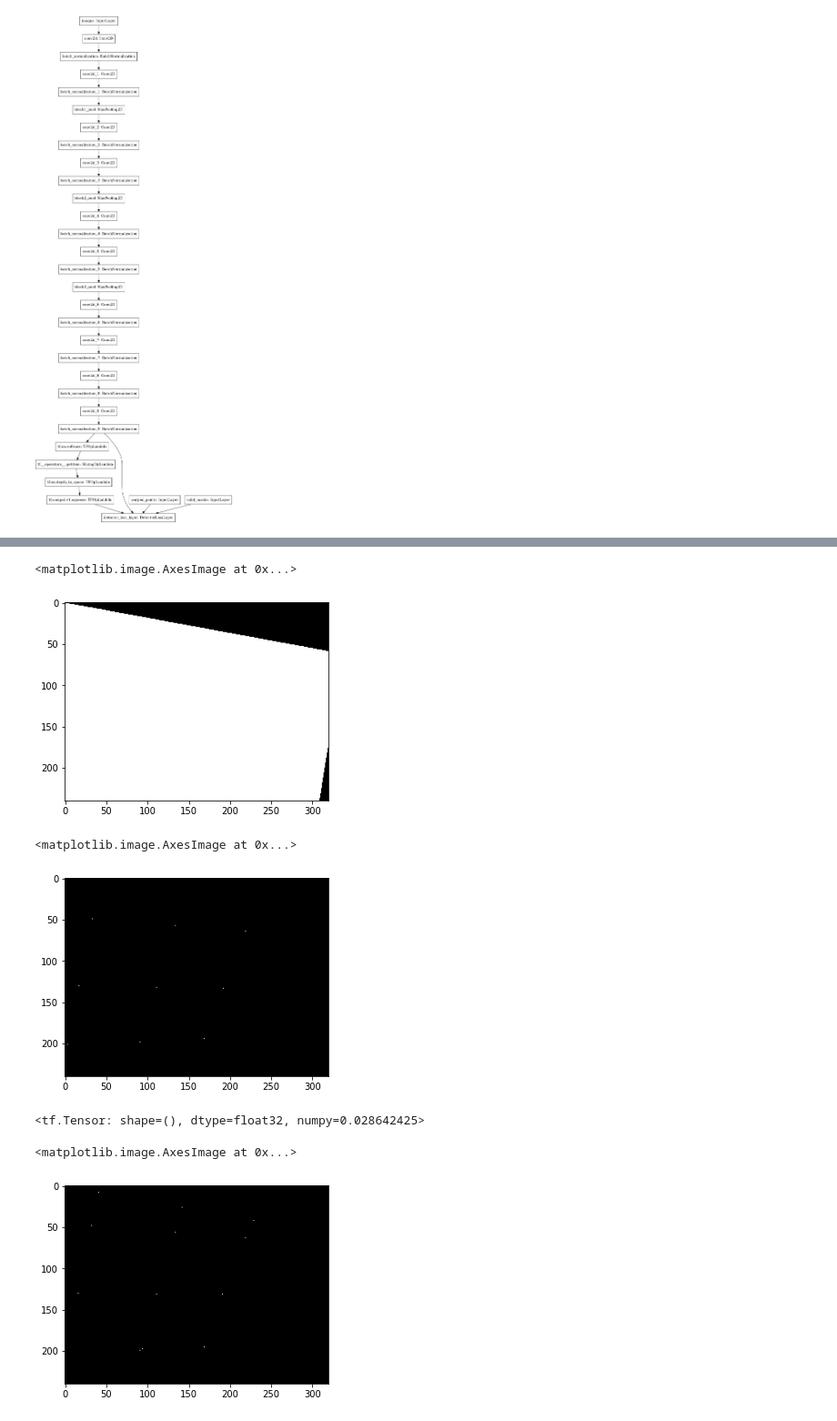
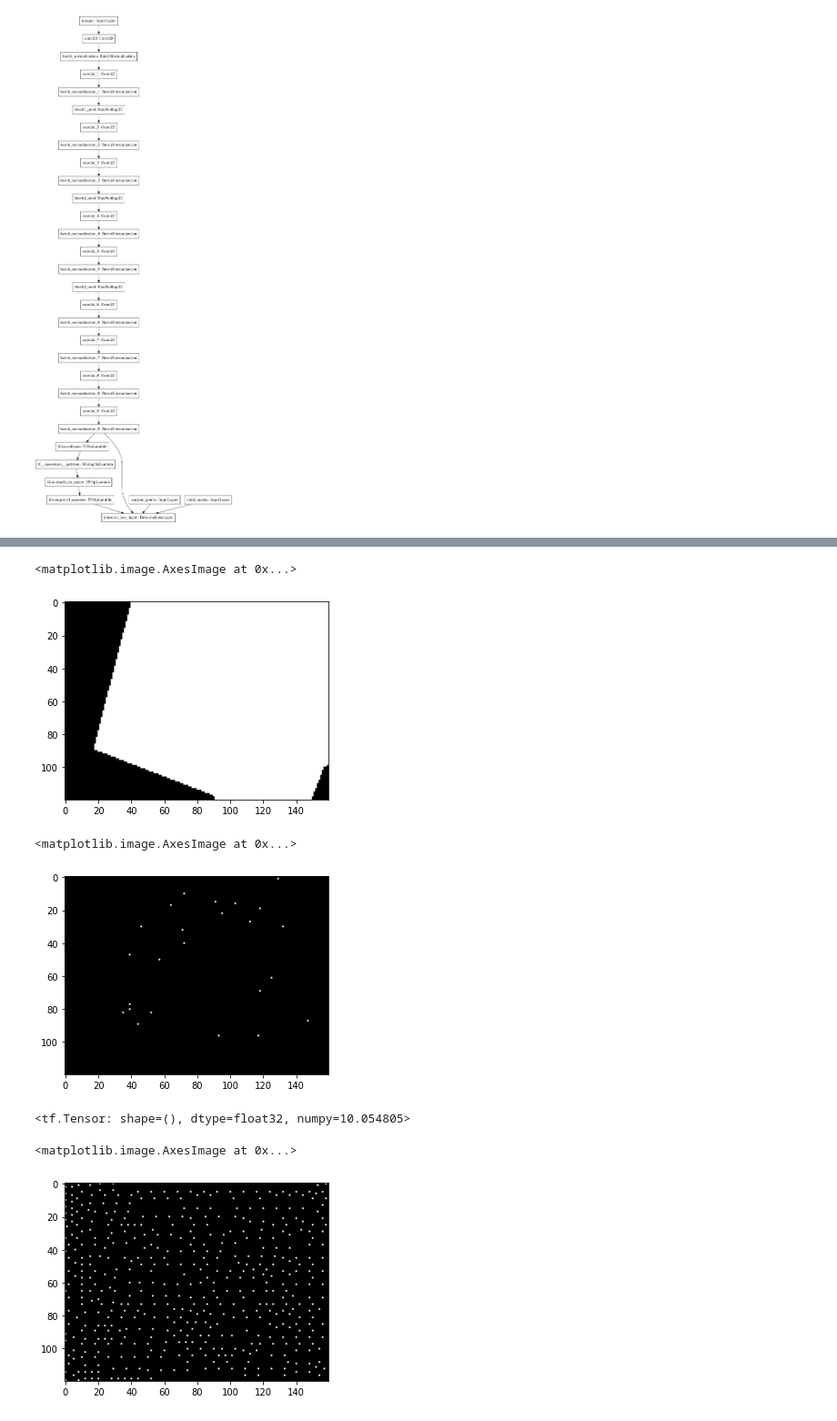
Before and after one commit to amit205/multi-task-learning, a Jupyter notebook: magicpoint.ipynb, the cells around one changed output, grey strips where cells are left out. Shown at 91% size. Cells and saved outputs as stored; diff of their text form; code cells hidden in the pictures.

```diff
--- a/magicpoint.ipynb
+++ b/magicpoint.ipynb
@@ -56,10 +56,10 @@ config = {
                 },
             },
             'preprocessing': {
-                'resize': [240, 320],
-                'blur_size': 11,
-                #'resize': [120, 160]
-                #'blur_size': 21,
+#                 'resize': [240, 320],
+#                 'blur_size': 11,
+                'resize': [120, 160],
+                'blur_size': 21,
             },
             'augmentation': {
                 'photometric': {
@@ -163,11 +167,11 @@ splits = {s: {'images': [], 'points': []}
 # %%
 for primitive in primitives:
     # Untar locally
-#     tar_path = Path(basepath, '{}.tar.gz'.format(primitive))
-#     tar = tarfile.open(tar_path)
+    tar_path = Path(basepath, '{}.tar.gz'.format(primitive))
+    tar = tarfile.open(tar_path)
     temp_dir = Path(TMPDIR)
-#     tar.extractall(path=temp_dir)
-#     tar.close()
+    tar.extractall(path=temp_dir)
+    tar.close()
     # Gather filenames in all splits, optionally truncate
     truncate = config['truncate'].get(primitive, 1)
     path = Path(temp_dir, primitive)
@@ -423,7 +427,7 @@ class DetectorLossLayer(Layer):
     def compute_output_shape(self, input_shape):
         return [1]
 
-def net(input_shape = (240, 320, 1)):
+def net(input_shape):
     images_inputs = Input(shape = input_shape, name = 'images')
     valid_masks_inputs = Input(shape = input_shape, name = 'valid_masks')
     warped_points_inputs = Input(shape = input_shape, name = 'warped_points')
@@ -437,7 +441,7 @@ def net(input_shape = (240, 320, 1)):
                                outputs = [loss_layer])
     return model
 # %%
-model = net(input_shape = (240, 320, 1))
+model = net(input_shape = (120,160,1))
 # %% [output]
 WARNING:tensorflow:From /usr/local/lib/python3.6/dist-packages/tensorflow/python/ops/array_ops.py:5049: calling gather (from tensorflow.python.ops.array_ops) with validate_indices is deprecated and wi ...
 Instructions for updating:
@@ -517,36 +517,33 @@ plt.imshow(x[0][0], cmap = 'gray')
 plt.imshow(x[1][0], cmap = 'gray')
 # %% [output]
 <matplotlib.image.AxesImage at 0x...>
-[figure, old version]
+[figure, new version]
 # %%
 plt.imshow(x[2][0],cmap = 'gray')
 # %% [output]
 <matplotlib.image.AxesImage at 0x...>
-[figure, old version]
+[figure, new version]
 # %%
 result = model(x)
 # %%
 tf.math.reduce_mean(result)
 # %% [output]
-<tf.Tensor: shape=(), dtype=float32, numpy=0.028642425>
+<tf.Tensor: shape=(), dtype=float32, numpy=10.054805>
 # %%
 prob = model.get_layer('tf.compat.v1.squeeze').output
 m = keras.models.Model(inputs = model.input, outputs = prob)
 
 y_pred = m.predict(x)
-
-model_config['top_k'] = 0
-model_config['detection_threshold'] = 0.015
 
 if model_config['nms']:
     prob = tf.map_fn(lambda p: box_nms(p, model_config['nms'],
                                                min_prob=model_config['detection_threshold'],
                                                keep_top_k=model_config['top_k']), y_pred)
     pred = tf.cast(tf.greater_equal(prob, model_config['detection_threshold']), tf.float32)
 
-pred = pred * x[1] # multiplied with valid masks
+# pred = pred * x[1] # multiplied with valid masks
 
 plt.imshow(pred[0], cmap = 'gray')
 # %% [output]
 <matplotlib.image.AxesImage at 0x...>
-[figure, old version]
+[figure, new version]
```
Also changed, not shown: parts of 8 cells of this notebook, 8 other files.
